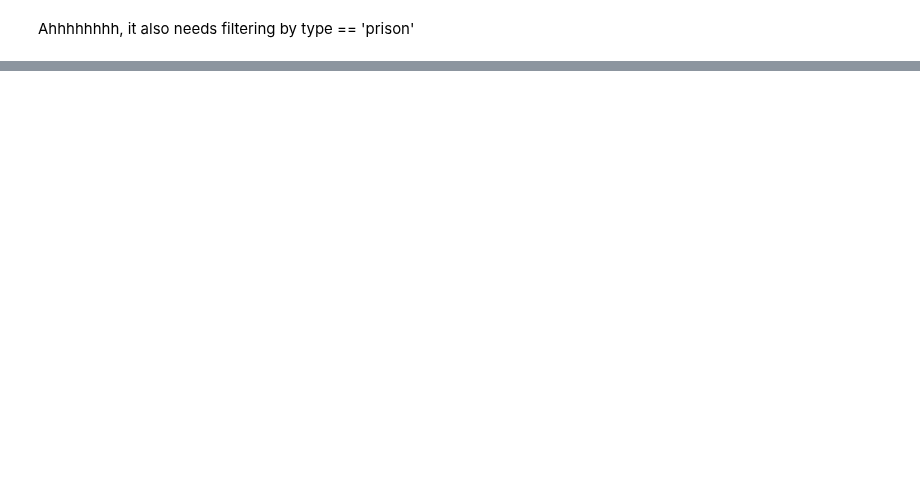
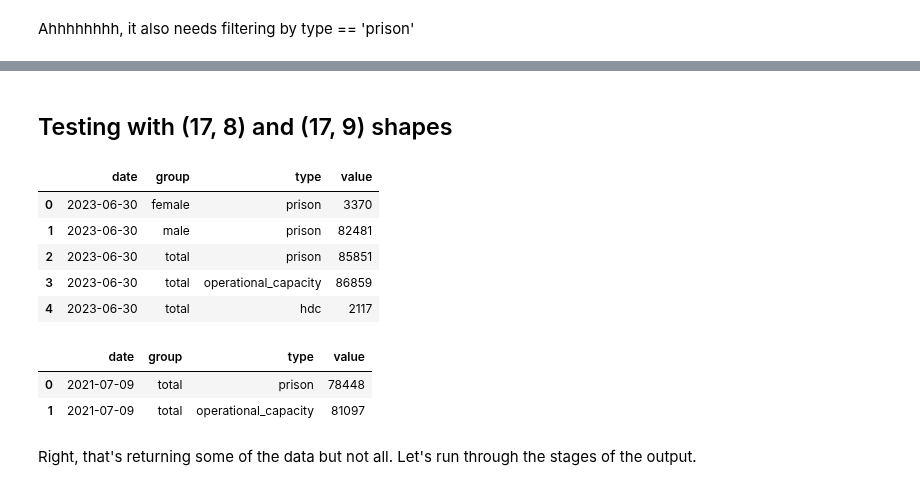
Before and after one commit to Prison-Reform-Trust/Prison-population, a Jupyter notebook: Notebooks/0.2-ah-combining_population_data.ipynb, the cells around one changed output, grey strips where cells are left out. Saved outputs shown, nothing was run; the diff lists cells and outputs as text; code cells hidden in the pictures; blank space fills up the shorter version.

```diff
--- a/Notebooks/0.2-ah-combining_population_data.ipynb
+++ b/Notebooks/0.2-ah-combining_population_data.ipynb
@@ -877,0 +801,2 @@ memory usage: 11.3+ KB
+# %% [markdown]
+## Testing with (17, 8) and (17, 9) shapes
@@ -877,0 +912,19 @@ memory usage: 11.3+ KB
+# %%
+df_17_8 = process_file('data/raw/2023/prison-pop-30-june-2023.ods')
+df_17_8
+# %% [output]
+|  | date | group | type | value |
+| 0 | 2023-06-30 | female | prison | 3370 |
+| 1 | 2023-06-30 | male | prison | 82481 |
+| 2 | 2023-06-30 | total | prison | 85851 |
+| 3 | 2023-06-30 | total | operational_capacity | 86859 |
+| 4 | 2023-06-30 | total | hdc | 2117 |
+# %%
+df_17_9 = process_file('data/raw/2021/prison-pop-9-july-2021.ods')
+df_17_9
+# %% [output]
+|  | date | group | type | value |
+| 0 | 2021-07-09 | total | prison | 78448 |
+| 1 | 2021-07-09 | total | operational_capacity | 81097 |
+# %% [markdown]
+Right, that's returning some of the data but not all. Let's run through the stages of the output.
```
Also changed, not shown: parts of 12 cells of this notebook, 1 other file.
